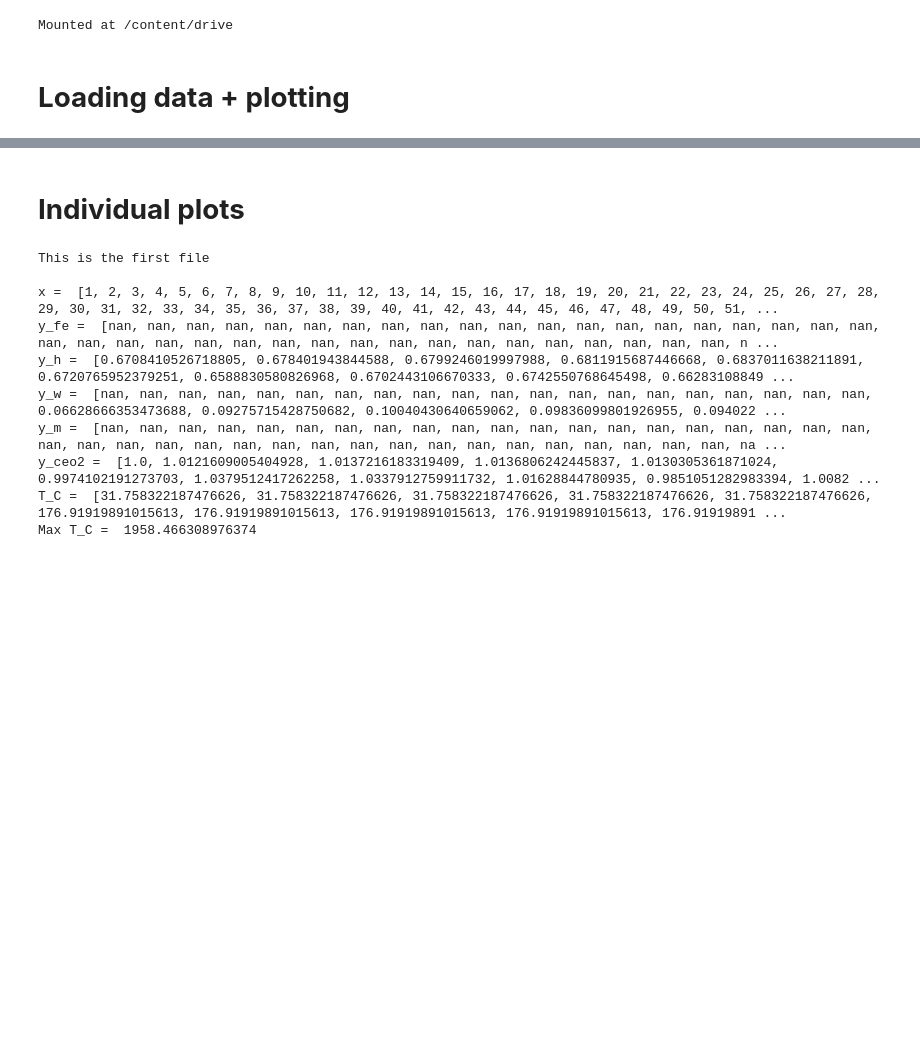
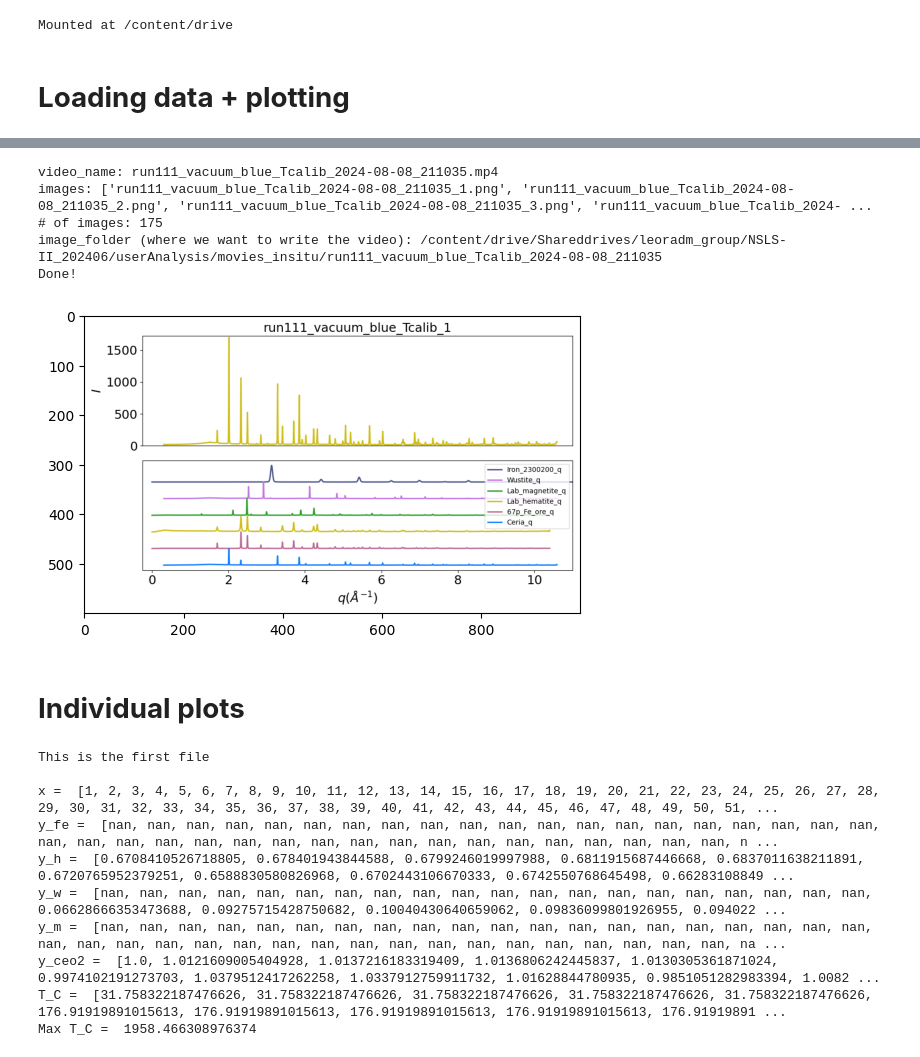
Before and after one commit to lmoghimi/personal-processing, a Jupyter notebook: post_beamline_analysis.ipynb, the cells around one changed output, grey strips where cells are left out. Saved outputs shown, nothing was run; the diff lists cells and outputs as text; code cells hidden in the pictures; blank space fills up the shorter version.

```diff
--- a/post_beamline_analysis.ipynb
+++ b/post_beamline_analysis.ipynb
@@ -236,3 +332,46 @@ shape of array is:  (175, 3000, 2)
+# %%
+#@title Generate movie
+#reference: https://stackoverflow.com/questions/44947505/how-to-make-a-movie-out-of-images-in-python
+#https://stackoverflow.com/questions/73609006/how-to-create-a-video-out-of-frames-without-saving-it-to-disk-using-python
+
+import cv2
+import os
+image_folder = save_loc
+video_name = frame_folder + '.mp4'
+print('video_name:',video_name)
+
+images = [img for img in os.listdir(image_folder) if img.endswith(".png")]
+print('images:',images)
+print('# of images:',len(images))
+
+frame1 = cv2.imread(os.path.join(image_folder, images[0]))
+plt.imshow(frame1)
+#print('frame1 read from file located here:',os.path.join(image_folder, images[0]))
+height, width, layers = frame1.shape
+#print('h, w, l =',frame1.shape)
+
+#video = cv2.VideoWriter(video_name, 0, 1, (width,height))
+fourcc = cv2.VideoWriter_fourcc(*'mp4v') #*'XVID'
+video = cv2.VideoWriter(video_name, fourcc, 3, (width, height),1) #(width, height)
+
+for image in images:
+    #video.write(cv2.imread(os.path.join(image_folder, image)))
+    #temp = cv2.imread(os.path.join('/content/drive/Shareddrives/leoradm_group/NSLS-II_202406/userAnalysis/movies_insitu', image))
+    temp = cv2.imread(os.path.join(image_folder, image))
+    video.write(temp)
+
+cv2.destroyAllWindows()
+video.release()
+
+print('image_folder (where we want to write the video):',image_folder)
+print('Done!')
+# %% [output]
+video_name: run111_vacuum_blue_Tcalib_2024-08-08_211035.mp4
+images: ['run111_vacuum_blue_Tcalib_2024-08-08_211035_1.png', 'run111_vacuum_blue_Tcalib_2024-08-08_211035_2.png', 'run111_vacuum_blue_Tcalib_2024-08-08_211035_3.png', 'run111_vacuum_blue_Tcalib_2024- ...
+# of images: 175
+image_folder (where we want to write the video): /content/drive/Shareddrives/leoradm_group/NSLS-II_202406/userAnalysis/movies_insitu/run111_vacuum_blue_Tcalib_2024-08-08_211035
+Done!
+[figure, added]
 # %%
 #@title Waterfall plot and results of findpeaks (don't edit unless necessary)
 
```
Also changed, not shown: parts of 3 cells of this notebook.
